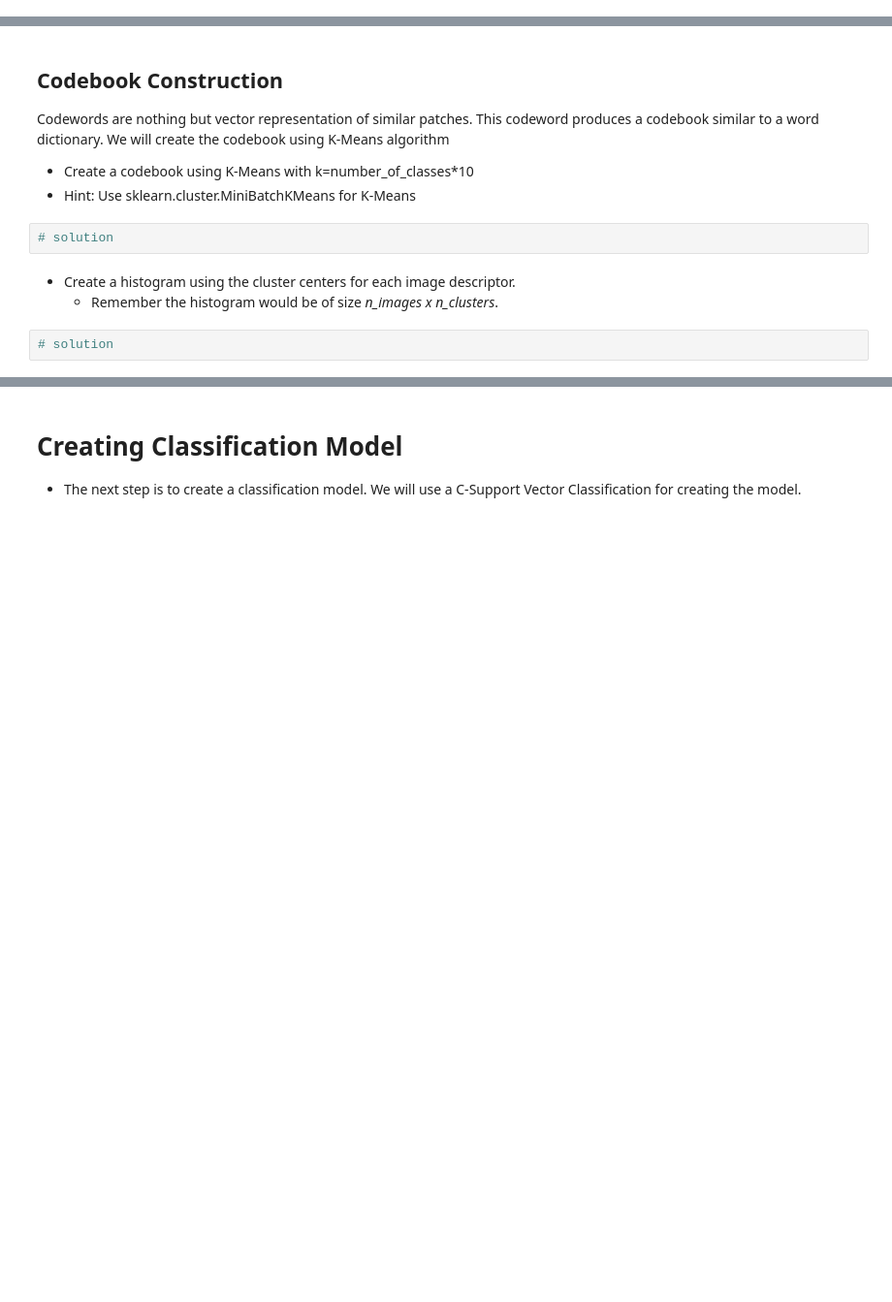
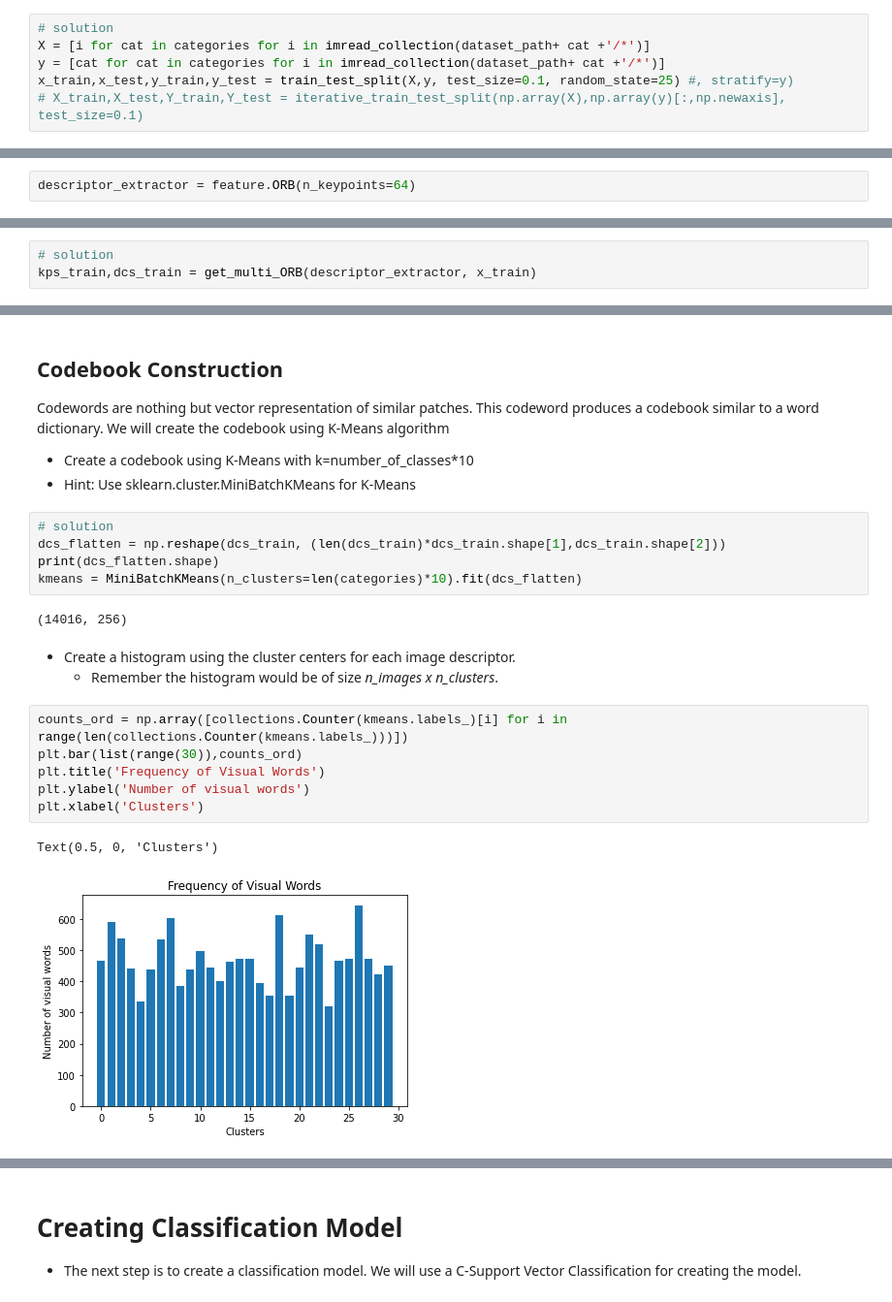
Before and after one commit to mario-rot/ComputerVisionCourse-MAI, a Jupyter notebook: Session 7/P7_Mario_Lauren.ipynb, the cells around one changed output, grey strips where cells are left out. Shown at 97% size. Cells and saved outputs as stored; diff of their text form; blank space fills up the shorter version.

```diff
--- a/Session 7/P7_Mario_Lauren.ipynb
+++ b/Session 7/P7_Mario_Lauren.ipynb
@@ -57,3 +77,9 @@ print('Total number of images:', len(data))
+# %%
+# solution
+X = [i for cat in categories for i in imread_collection(dataset_path+ cat +'/*')]
+y = [cat for cat in categories for i in imread_collection(dataset_path+ cat +'/*')]
+x_train,x_test,y_train,y_test = train_test_split(X,y, test_size=0.1, random_state=25) #, stratify=y)
+# X_train,X_test,Y_train,Y_test = iterative_train_test_split(np.array(X),np.array(y)[:,np.newaxis], test_size=0.1)
 # %%
 print('Train set:', len(x_train))
 print('Test set:', len(x_test))
@@ -76,2 +103,4 @@ The first step is to extract descriptors for each image in our dataset. We will
+# %%
+descriptor_extractor = feature.ORB(n_keypoints=64)
 # %% [markdown]
 *   Extract ORB descriptors from all the images in the train set.
@@ -80,2 +107,5 @@ The first step is to extract descriptors for each image in our dataset. We will
+# %%
+# solution
+kps_train,dcs_train = get_multi_ORB(descriptor_extractor, x_train)
 # %% [markdown]
 *   What is the size of the feature descriptors? What does each dimension represent in the feature descriptors?
@@ -94,10 +129,22 @@ Codewords are nothing but vector representation of similar patches. This codewor
 
 *   Create a codebook using K-Means with k=number_of_classes*10
 *   Hint: Use sklearn.cluster.MiniBatchKMeans for K-Means
-# %%
-# solution
+# %%
+# solution
+dcs_flatten = np.reshape(dcs_train, (len(dcs_train)*dcs_train.shape[1],dcs_train.shape[2]))
+print(dcs_flatten.shape)
+kmeans = MiniBatchKMeans(n_clusters=len(categories)*10).fit(dcs_flatten)
+# %% [output]
+(14016, 256)
 # %% [markdown]
 *   Create a histogram using the cluster centers for each image descriptor.
     *   Remember the histogram would be of size *n_images x n_clusters*.
-# %%
-# solution
+# %%
+counts_ord = np.array([collections.Counter(kmeans.labels_)[i] for i in range(len(collections.Counter(kmeans.labels_)))])
+plt.bar(list(range(30)),counts_ord)
+plt.title('Frequency of Visual Words')
+plt.ylabel('Number of visual words')
+plt.xlabel('Clusters')
+# %% [output]
+Text(0.5, 0, 'Clusters')
+[figure, added]
```
Also changed, not shown: parts of 29 cells of this notebook.
